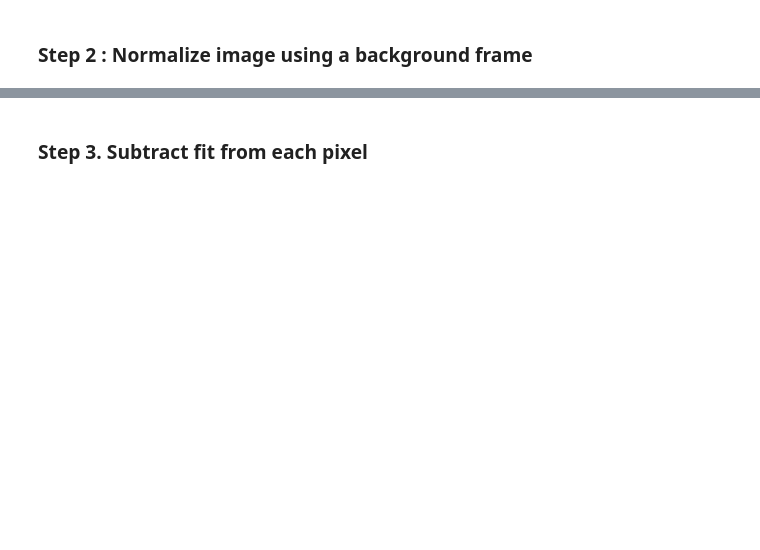
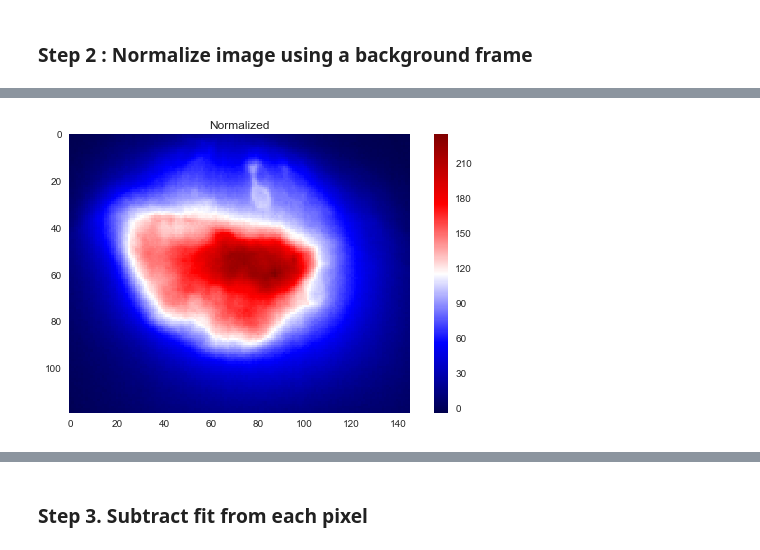
Before and after one commit to seethakris/Bleach-Correction, a Jupyter notebook: bleach_correction_algorithm.ipynb, the cells around one changed output, grey strips where cells are left out. Saved outputs shown, nothing was run; the diff lists cells and outputs as text; code cells hidden in the pictures; blank space fills up the shorter version.

```diff
--- a/bleach_correction_algorithm.ipynb
+++ b/bleach_correction_algorithm.ipynb
@@ -200,3 +217,17 @@ Data Type: float64
+# %%
+#Center image and plot with a blue red colormap
+# A = center(np.mean(normalized_image,0))
+# B = center(np.mean(bg_subtracted_image, 0))
+with sns.axes_style('darkgrid'):
+    fig2 = plt.figure(figsize=(15,5))
+    gs = plt.GridSpec(1, 2, width_ratios=[2,1])
+    ax1 =  fig2.add_subplot(gs[0,0])
+    plt.imshow(np.mean(bg_subtracted_image,0), cmap='seismic', interpolation='nearest')
+    plt.colorbar()
+    plt.title('Normalized')
+    plt.grid('off')
+# %% [output]
+[figure, added]
 # %%
 #Define exponential function
 def func(x, a, b, c, d):
```
Also changed, not shown: parts of 23 cells of this notebook, 11 other files.
